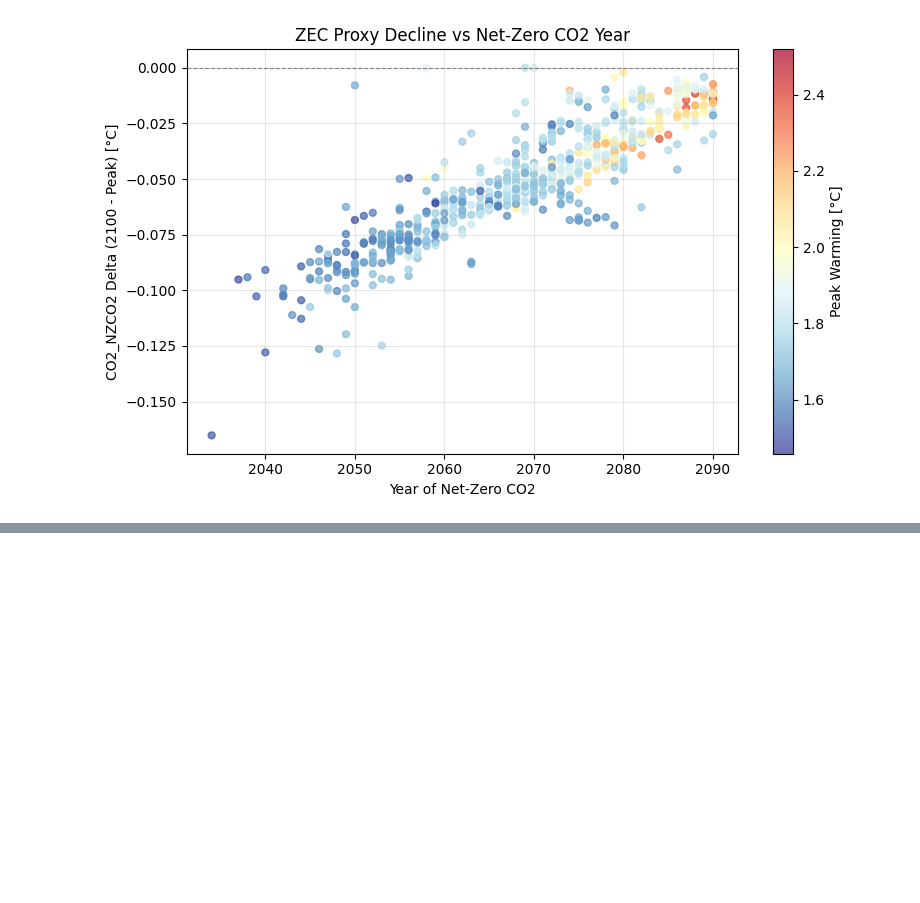
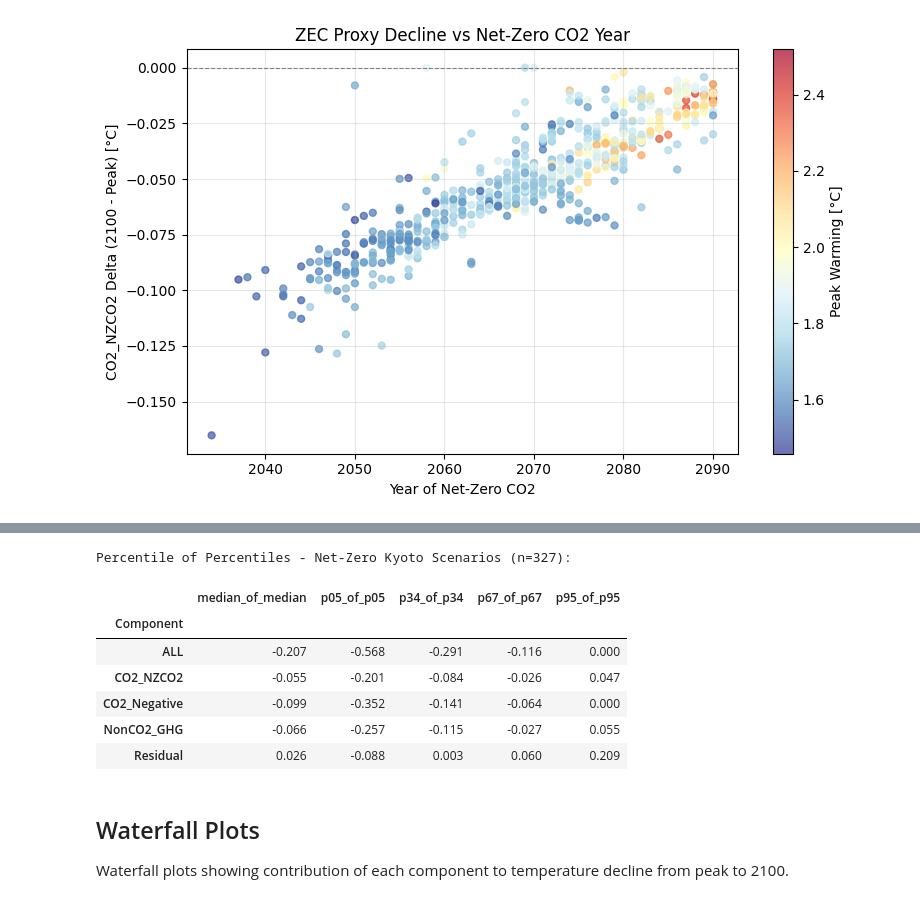
Before and after one commit to gaurav-ganti/netzero_assessment, a Jupyter notebook: analysis/503_contributions.ipynb, the cells around one changed output, grey strips where cells are left out. Drawn from its saved outputs; the diff is of its cells as text; code cells hidden in the pictures; blank space fills up the shorter version.

```diff
--- a/analysis/503_contributions.ipynb
+++ b/analysis/503_contributions.ipynb
@@ -235,0 +295,30 @@ plt.tight_layout()
+# %%
+# Filter to scenarios that achieve net-zero Kyoto GHG
+nz_kyoto_idx = metrics_df[metrics_df["year_netzero_kyoto_ar6gwp100"].notna()][
+    ["model", "scenario"]
+].drop_duplicates().set_index(["model", "scenario"]).index
+
+scenario_percentiles_nzkyoto = scenario_percentiles.loc[
+    scenario_percentiles.index.isin(nz_kyoto_idx)
+]
+
+# Net-zero Kyoto scenarios
+pop_nzkyoto = calc_percentile_of_percentile(scenario_percentiles_nzkyoto, COMPONENTS)
+pop_nzkyoto_df = pd.DataFrame(pop_nzkyoto).T
+pop_nzkyoto_df.index.name = "Component"
+
+print(f"Percentile of Percentiles - Net-Zero Kyoto Scenarios (n={len(scenario_percentiles_nzkyoto)}):")
+pop_nzkyoto_df.round(3)
+# %% [output]
+Percentile of Percentiles - Net-Zero Kyoto Scenarios (n=327):
+|  | median_of_median | p05_of_p05 | p34_of_p34 | p67_of_p67 | p95_of_p95 |
+| Component |  |  |  |  |  |
+| ALL | -0.207 | -0.568 | -0.291 | -0.116 | 0.000 |
+| CO2_NZCO2 | -0.055 | -0.201 | -0.084 | -0.026 | 0.047 |
+| CO2_Negative | -0.099 | -0.352 | -0.141 | -0.064 | 0.000 |
+| NonCO2_GHG | -0.066 | -0.257 | -0.115 | -0.027 | 0.055 |
+| Residual | 0.026 | -0.088 | 0.003 | 0.060 | 0.209 |
+# %% [markdown]
+## Waterfall Plots
+
+Waterfall plots showing contribution of each component to temperature decline from peak to 2100.
```
Also changed, not shown: parts of 8 cells of this notebook.
